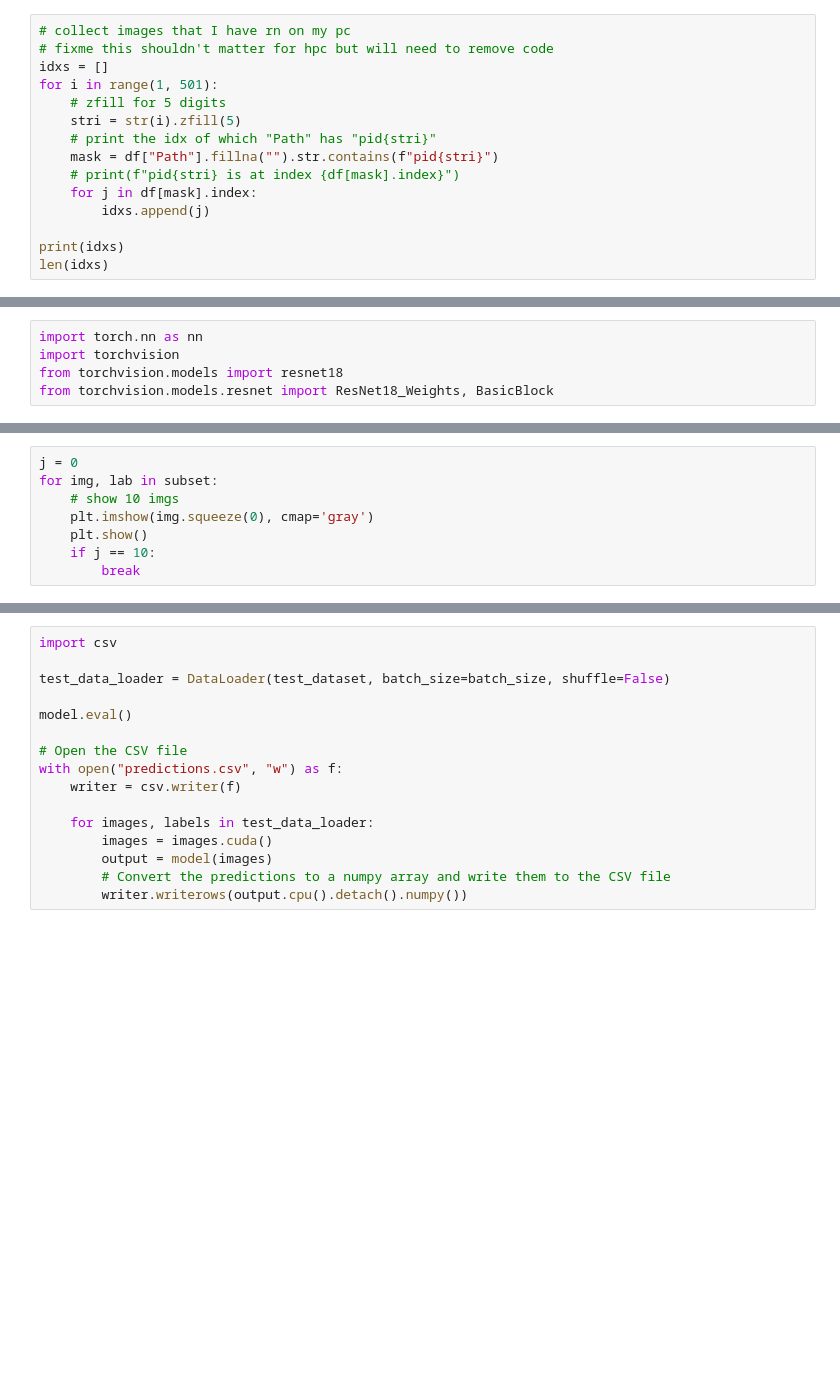
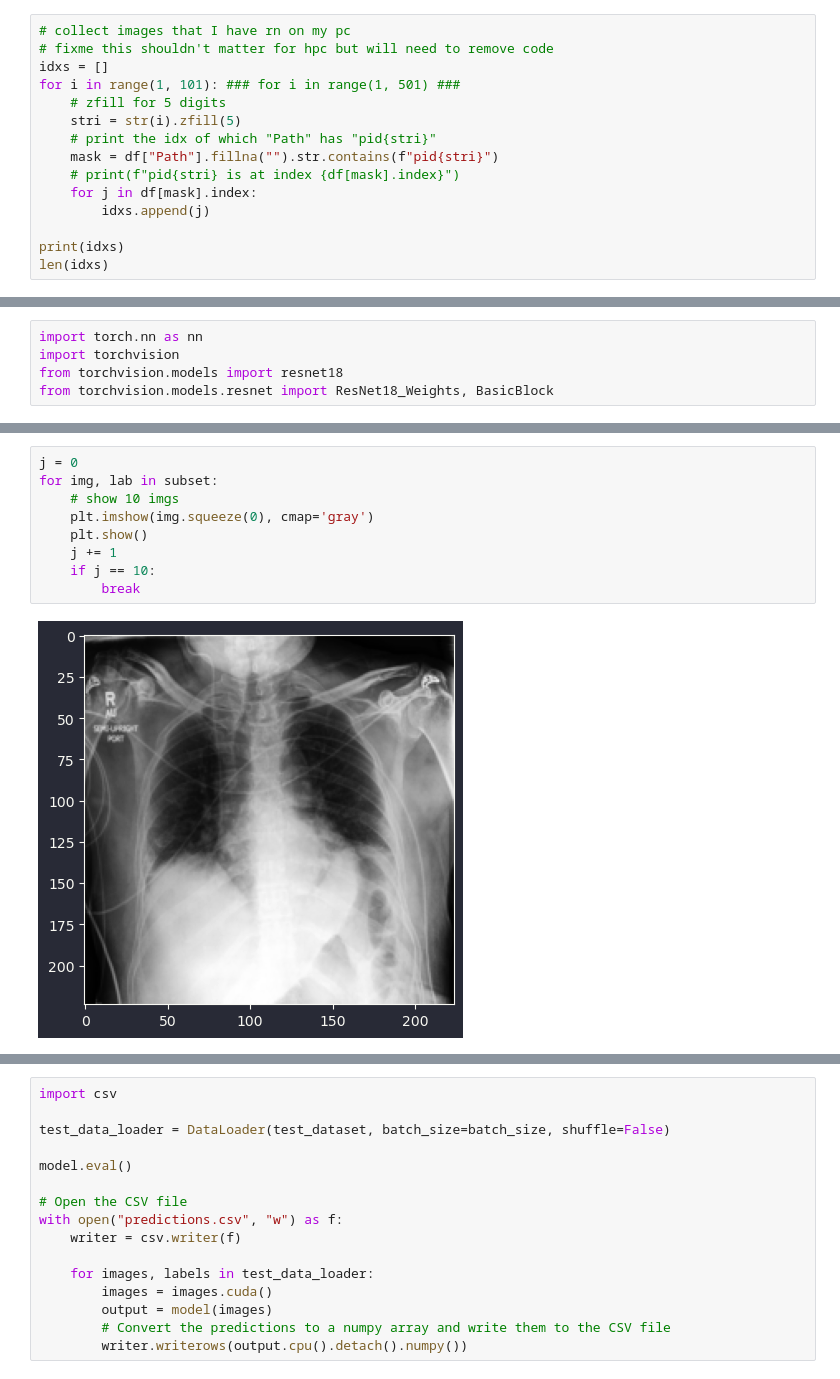
Before and after one commit to PipeCruz/CheXpert-Pathology-Predictor, a Jupyter notebook: cnn.ipynb, the cells around one changed output, grey strips where cells are left out. Saved outputs shown, nothing was run; the diff lists cells and outputs as text; blank space fills up the shorter version.

```diff
--- a/cnn.ipynb
+++ b/cnn.ipynb
@@ -136,7 +160,7 @@ from tqdm import tqdm
 # collect images that I have rn on my pc
 # fixme this shouldn't matter for hpc but will need to remove code
 idxs = []
-for i in range(1, 501):
+for i in range(1, 101): ### for i in range(1, 501) ###
     # zfill for 5 digits
     stri = str(i).zfill(5)
     # print the idx of which "Path" has "pid{stri}"
@@ -190,8 +216,11 @@ train_features, train_labels = next(iter(train_data_loader))
 # %%
 j = 0
 for img, lab in subset:
     # show 10 imgs
     plt.imshow(img.squeeze(0), cmap='gray')
     plt.show()
+    j += 1
     if j == 10:
         break
+# %% [output]
+[figure, added]
```
Also changed, not shown: parts of 10 cells of this notebook.
